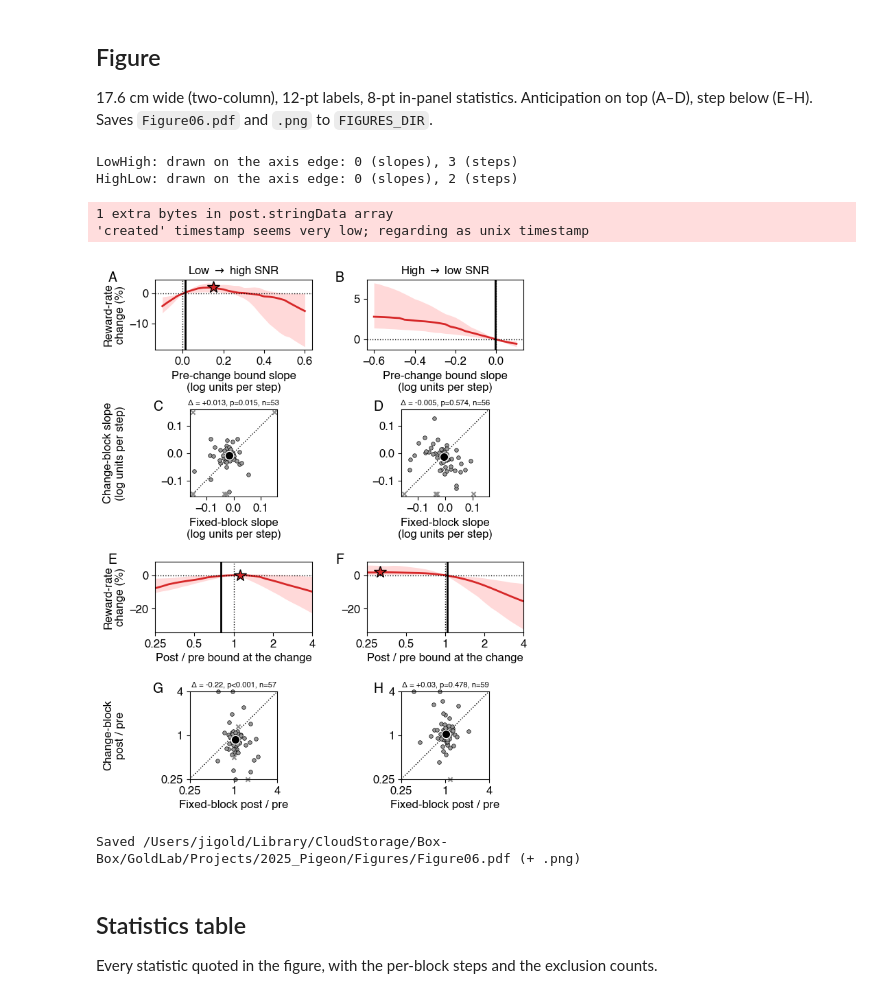
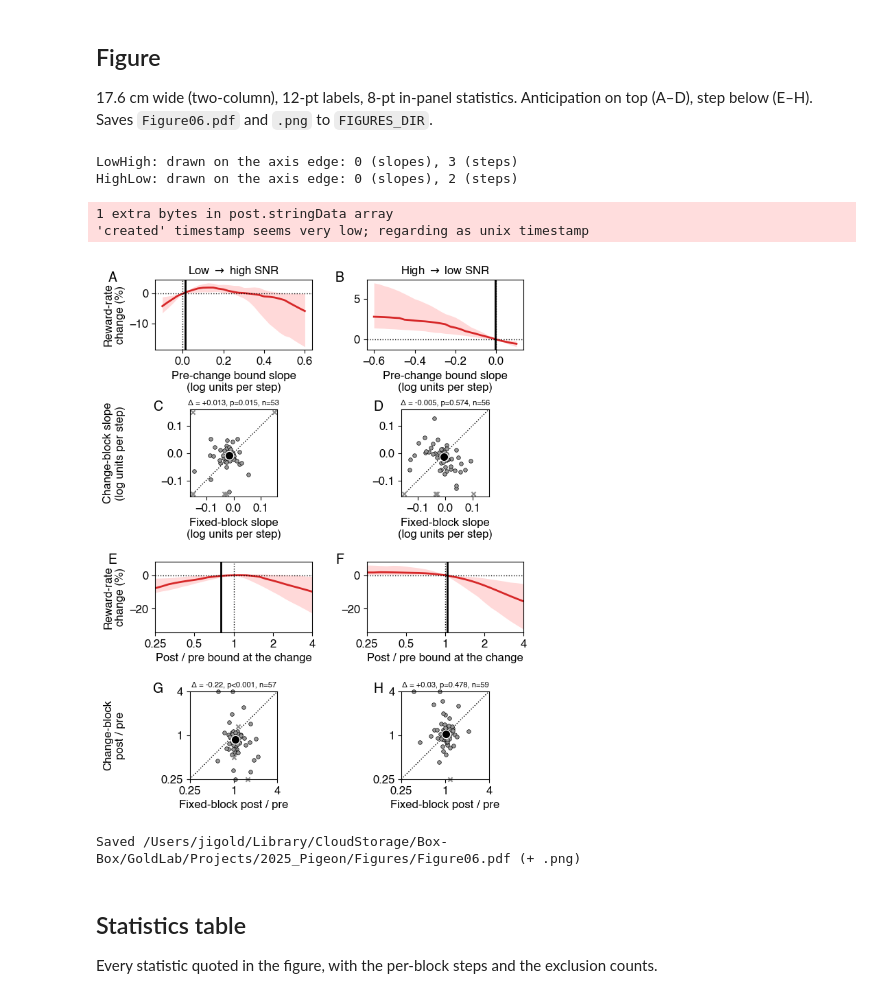
Before and after one commit to TheGoldLab/ms_2026_kalburge_etal_elife, a Jupyter notebook: notebooks/Figure06_cpSummary.ipynb, the cells around one changed output. Cells and saved outputs as stored; diff of their text form; code cells hidden in the pictures.

Commit message:
Fig 6: no single-optimum stars on the incentive curves (optima printed for the caption); data path via DATA_DIR
Co-Authored-By: Claude Opus 5.5 <noreply@anthropic.com>

```diff
--- a/notebooks/Figure06_cpSummary.ipynb
+++ b/notebooks/Figure06_cpSummary.ipynb
@@ -71,7 +71,7 @@ slope (CP or fixed block) sits at the limit is left out of the slope statistics;
 post-CP plateau (either block) sits at a limit is left out of the step statistics. Counts are
 printed, and these subjects are drawn as gray crosses.
 # %%
-PROCESSED = Path('../data/processed')
+PROCESSED = DATA_DIR
 CONDITIONS = {'LowHigh': ('B3', 'B1'), 'HighLow': ('B4', 'B2')}   # condition: (CP block, matched fixed block)
 SLOPE_LIMIT = 0.15                                                   # pigeon.stopping late-slope limit
 
@@ -187,14 +187,10 @@ TITLES = {'LowHigh': r'Low $\rightarrow$ high SNR', 'HighLow': r'High $\rightarr
 use_figure_style()
 
 
-def plot_incentive(ax, G, star_interior_only):
-    med, x = G.median(), G.columns.to_numpy()
+def plot_incentive(ax, G):
+    x = G.columns.to_numpy()
     ax.fill_between(x, G.quantile(0.25), G.quantile(0.75), color=BAND, lw=0, zorder=0)
-    ax.plot(x, med, color=OPTIMAL_COLOR, lw=2)
-    i = int(np.argmax(med.to_numpy()))
-    if not star_interior_only or 0 < i < len(x) - 1:
-        ax.plot(x[i], med.iloc[i], '*', color=OPTIMAL_COLOR, markeredgecolor='k', markersize=13, zorder=3,
-                clip_on=False)
+    ax.plot(x, G.median(), color=OPTIMAL_COLOR, lw=2)
     ax.axhline(0, color='k', ls=':', lw=1)
 
 
@@ -230,7 +226,7 @@ for ci, (cond, (cpb, fb)) in enumerate(CONDITIONS.items()):
     dx = -0.3 if ci == 0 else -0.2
     # A, B
     ax = axs[0, ci]
-    plot_incentive(ax, slope_gain[cond], star_interior_only=True)
+    plot_incentive(ax, slope_gain[cond])
     ax.axvline(0, color='k', ls=':', lw=1)
     ax.axvline(st['slope']['median'], color=DATA_COLOR, lw=2, zorder=2)
     ax.set_xlabel('Pre-change bound slope\n(log units per step)')
@@ -248,8 +244,7 @@ for ci, (cond, (cpb, fb)) in enumerate(CONDITIONS.items()):
     # E, F
     ax = axs[2, ci]
     G = step_gain[cond]
-    plot_incentive(ax, G.loc[:, (G.columns >= RATIO_LIM[0] * 0.99) & (G.columns <= RATIO_LIM[1] * 1.01)],
-                   star_interior_only=False)
+    plot_incentive(ax, G.loc[:, (G.columns >= RATIO_LIM[0] * 0.99) & (G.columns <= RATIO_LIM[1] * 1.01)])
     ax.axvline(1, color='k', ls=':', lw=1)
     ax.axvline(np.exp(st['step']['median']), color=DATA_COLOR, lw=2, zorder=2)
     ax.set_xscale('log')
@@ -260,34 +255,34 @@ for ci, (cond, (cpb, fb)) in enumerate(CONDITIONS.items()):
     # G, H
     ax = axs[3, ci]
     n_edge_step = plot_matched(ax, steps[fb], steps[cpb], st['l_step'], *RATIO_LIM, log_scale=True)
     ratio_axis(ax.xaxis, [0.25, 1, 4])
     ratio_axis(ax.yaxis, [0.25, 1, 4])
     ax.text(0.5, 1.03, f"Δ = {st['step']['median']:+.2f}, {format_p(st['step']['p'])}, n={st['step']['n']}",
             transform=ax.transAxes, ha='center', va='bottom', fontsize=FS_INSET)
     ax.set_xlabel('Fixed-block post / pre')
     add_panel_label(ax, 'GH'[ci], dx=dx - 0.12, dy=1.1)
     print(f"{cond}: drawn on the axis edge: {n_edge} (slopes), {n_edge_step} (steps)")
 ylo = min(a.get_ylim()[0] for a in axs[2])
 yhi = max(a.get_ylim()[1] for a in axs[2])
 for a in axs[2]:
     a.set_ylim(ylo, yhi)
 axs[0, 0].set_ylabel('Reward-rate\nchange (%)')
 axs[1, 0].set_ylabel('Change-block slope\n(log units per step)')
 axs[2, 0].set_ylabel('Reward-rate\nchange (%)')
 axs[3, 0].set_ylabel('Change-block\npost / pre')
 fig.align_ylabels(axs[:, 0])
 
 out = FIGURES_DIR / 'Figure06.pdf'
 fig.savefig(out, dpi=300, bbox_inches='tight')
 fig.savefig(out.with_suffix('.png'), dpi=300, bbox_inches='tight')
 plt.show()
 print(f'Saved {out} (+ .png)')
 # %% [output]
 LowHigh: drawn on the axis edge: 0 (slopes), 3 (steps)
 HighLow: drawn on the axis edge: 0 (slopes), 2 (steps)
 1 extra bytes in post.stringData array
 'created' timestamp seems very low; regarding as unix timestamp
-[figure, old version]
+[figure, new version]
 Saved /Users/jigold/Library/CloudStorage/Box-Box/GoldLab/Projects/2025_Pigeon/Figures/Figure06.pdf (+ .png)
 # %% [markdown]
 ## Statistics table
```
Also changed, not shown: parts of 2 cells of this notebook.
